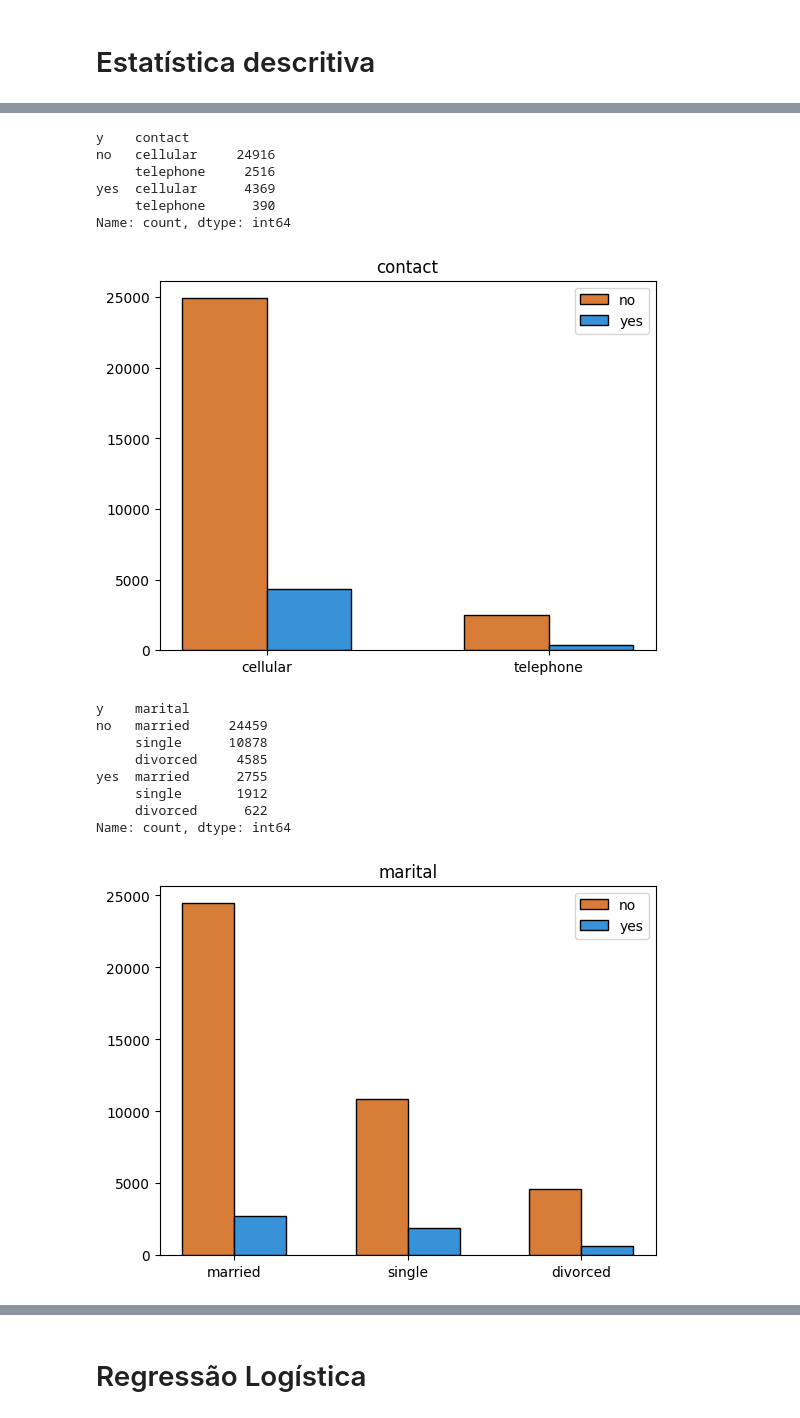
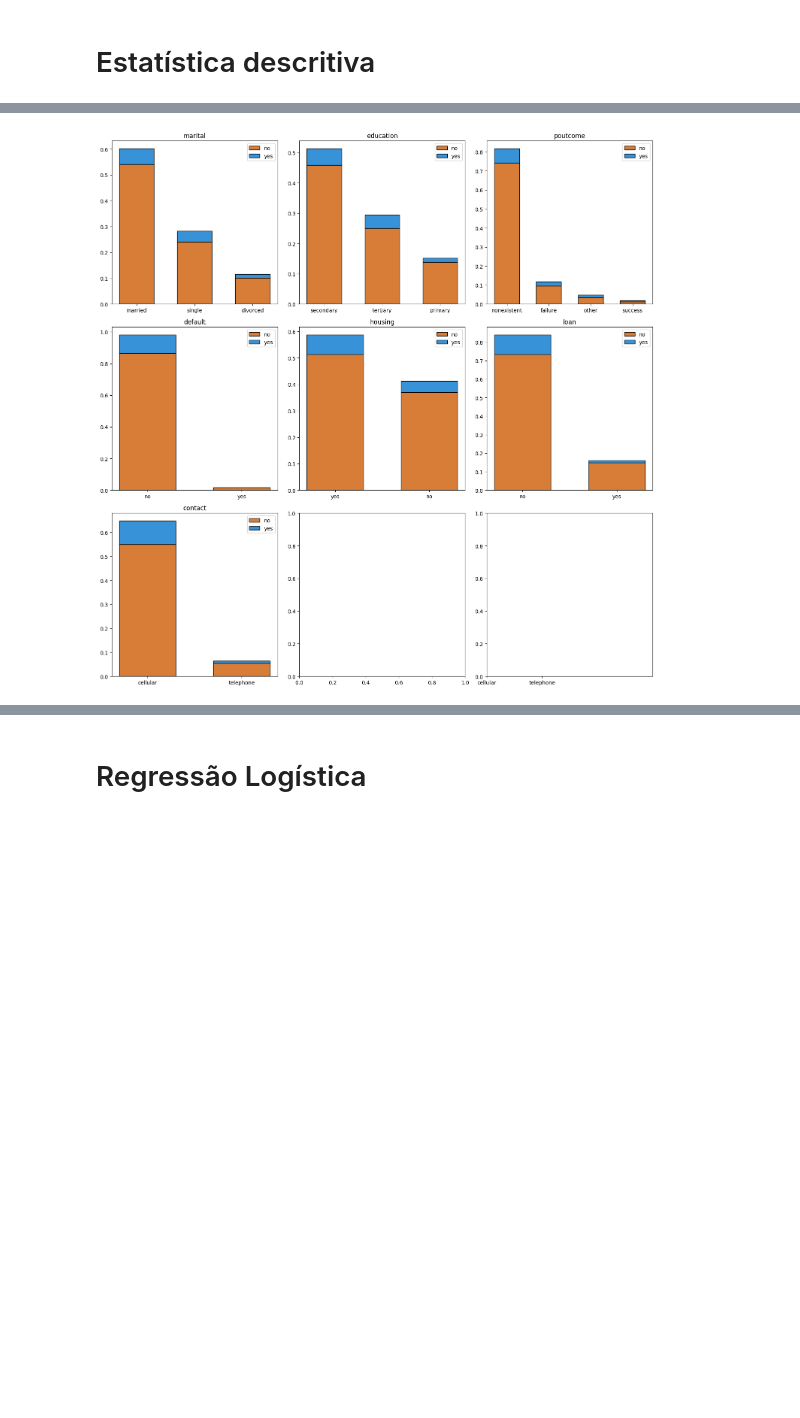
Before and after one commit to juliano-CN/analise-maketing-bancario, a Jupyter notebook: bank.ipynb, the cells around one changed output, grey strips where cells are left out. Saved outputs shown, nothing was run; the diff lists cells and outputs as text; code cells hidden in the pictures; blank space fills up the shorter version.

```diff
--- a/bank.ipynb
+++ b/bank.ipynb
@@ -118,14 +123,0 @@ Name: count, dtype: int64
-# %%
-from pandas.plotting import scatter_matrix
-
-#sns.set(font_scale=1.3,rc = {'figure.figsize':(5,5)})
-#plt.figure(figsize=(5,5))
-
-ry = df.replace({'y': {'yes': 1,  'no': 0}})
-pd.set_option('future.no_silent_downcasting', True)
-print(len(ry))
-attributes = ['age','balance','duration','campaign']
-for i in attributes:
-#scatter_matrix(df[attributes], figsize=(12, 8))
-    plt.scatter(x=ry[i],y=ry['y'],alpha=0.1)
-    plt.show()
@@ -173,44 +124,39 @@ display(df_has.groupby('y')['pdays'].describe())
 # %%
-categorical_variables = ['contact','marital','education','poutcome','month']
+categorical_variables = ["marital","education","poutcome","default","housing","loan","contact"]
+colors = ['#d87d37', '#3792d8']
 
-for i in categorical_variables:
+fig, axes = plt.subplots(nrows=3, ncols=3, figsize=(15, 15))
+axes = axes.flatten()
+
+for idx, i in enumerate(categorical_variables):
     prop = []
-    freq = df.groupby('y')[i].value_counts()#/len(df.index)
+    freq = df.groupby('y')[i].value_counts()/len(df.index)
     for j in freq.index:
         prop.append(freq[j])
 
     labels = freq.index[0:int(len(prop)/2)]
     new_labels = []
     for z,name in enumerate(labels):
         new_labels.append(name[1])
 
     prop_no = prop[0:int(len(prop)/2)]
     prop_yes = prop[int(len(prop)/2) :]
 
-    display(freq)
-    fig, ax = plt.subplots()
-    width = 0.3
+    weight_counts = {'no':prop_no,'yes':prop_yes}
+    bottom = np.zeros(len(new_labels))
+
+    ax = axes[idx]
+    bars = []
+    width = 0.6
     x = np.arange(len(labels))
-    rects1 = ax.bar(x-width/2, prop_no, width,color = '#d87d37',edgecolor='black',label = 'no')
-    rects2 = ax.bar(x+width/2, prop_yes, width,color = '#3792d8',edgecolor='black',label = 'yes')
-    plt.title(i)
+    for (i,(boolean, weight_count)) in enumerate(weight_counts.items()):
+        bars.append(ax.bar(new_labels, weight_count, width, label=boolean, bottom=bottom,color = colors[i],edgecolor='black'))
+        bottom += weight_count
+
+    ax.set_title(categorical_variables[idx])
     plt.xticks(x, new_labels)
-    ax.legend(handles=[rects1, rects2])
-    plt.show()
+    ax.legend(handles=[bars[0], bars[1]])
+plt.tight_layout()
+plt.show()
 # %% [output]
-y    contact
-no   cellular     24916
-     telephone     2516
-yes  cellular      4369
-     telephone      390
-Name: count, dtype: int64
-[figure, old version]
+[figure, new version]
-y    marital
-no   married     24459
-     single      10878
-     divorced     4585
-yes  married      2755
-     single       1912
-     divorced      622
-Name: count, dtype: int64
-[figure, removed]
```
Also changed, not shown: parts of 24 cells of this notebook, 1 other file.
